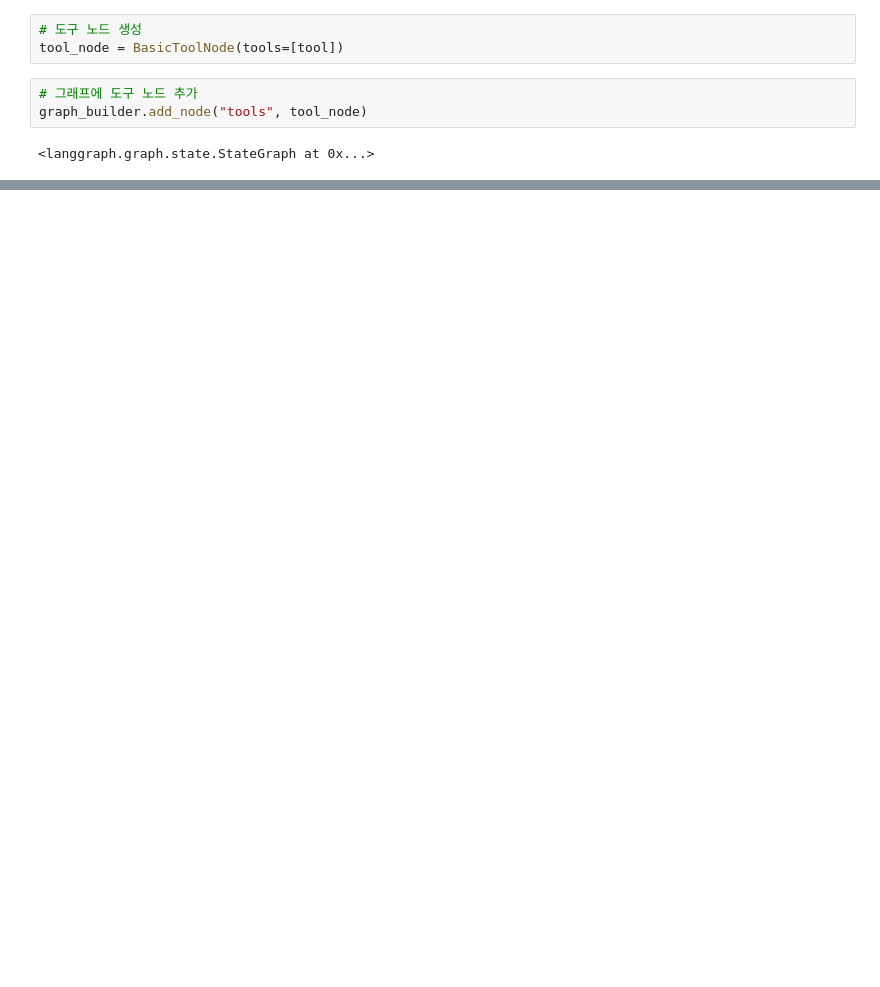
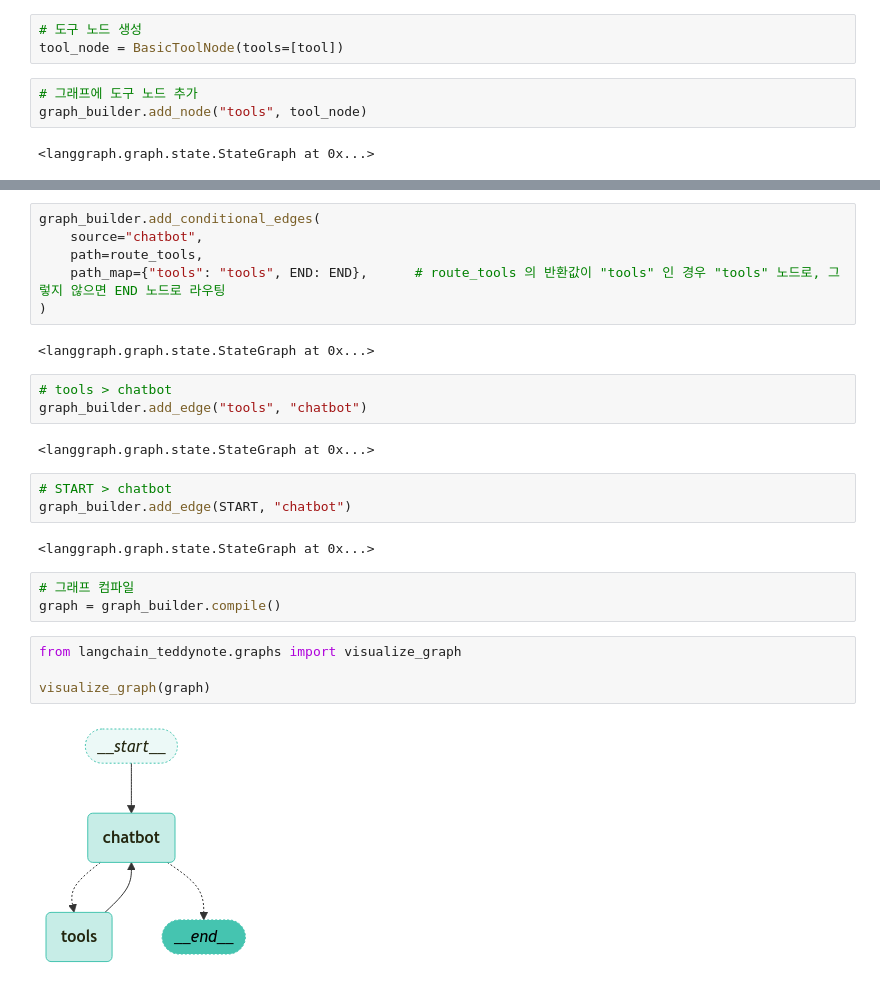
Before and after one commit to loveinlove02/langchain_2024_05, a Jupyter notebook: 17_langGraph/01_core_features/app_08_langGraph_agent.ipynb, the cells around one changed output, grey strips where cells are left out. Cells and saved outputs as stored; diff of their text form; blank space fills up the shorter version.

```diff
--- a/17_langGraph/01_core_features/app_08_langGraph_agent.ipynb
+++ b/17_langGraph/01_core_features/app_08_langGraph_agent.ipynb
@@ -101,0 +111,27 @@ graph_builder.add_node("tools", tool_node)
+# %%
+graph_builder.add_conditional_edges(
+    source="chatbot",
+    path=route_tools,
+    path_map={"tools": "tools", END: END},      # route_tools 의 반환값이 "tools" 인 경우 "tools" 노드로, 그렇지 않으면 END 노드로 라우팅
+)
+# %% [output]
+<langgraph.graph.state.StateGraph at 0x...>
+# %%
+# tools > chatbot
+graph_builder.add_edge("tools", "chatbot")
+# %% [output]
+<langgraph.graph.state.StateGraph at 0x...>
+# %%
+# START > chatbot
+graph_builder.add_edge(START, "chatbot")
+# %% [output]
+<langgraph.graph.state.StateGraph at 0x...>
+# %%
+# 그래프 컴파일
+graph = graph_builder.compile()
+# %%
+from langchain_teddynote.graphs import visualize_graph
+
+visualize_graph(graph)
+# %% [output]
+[figure, added]
```
Also changed, not shown: parts of 15 cells of this notebook, 3 other files.
